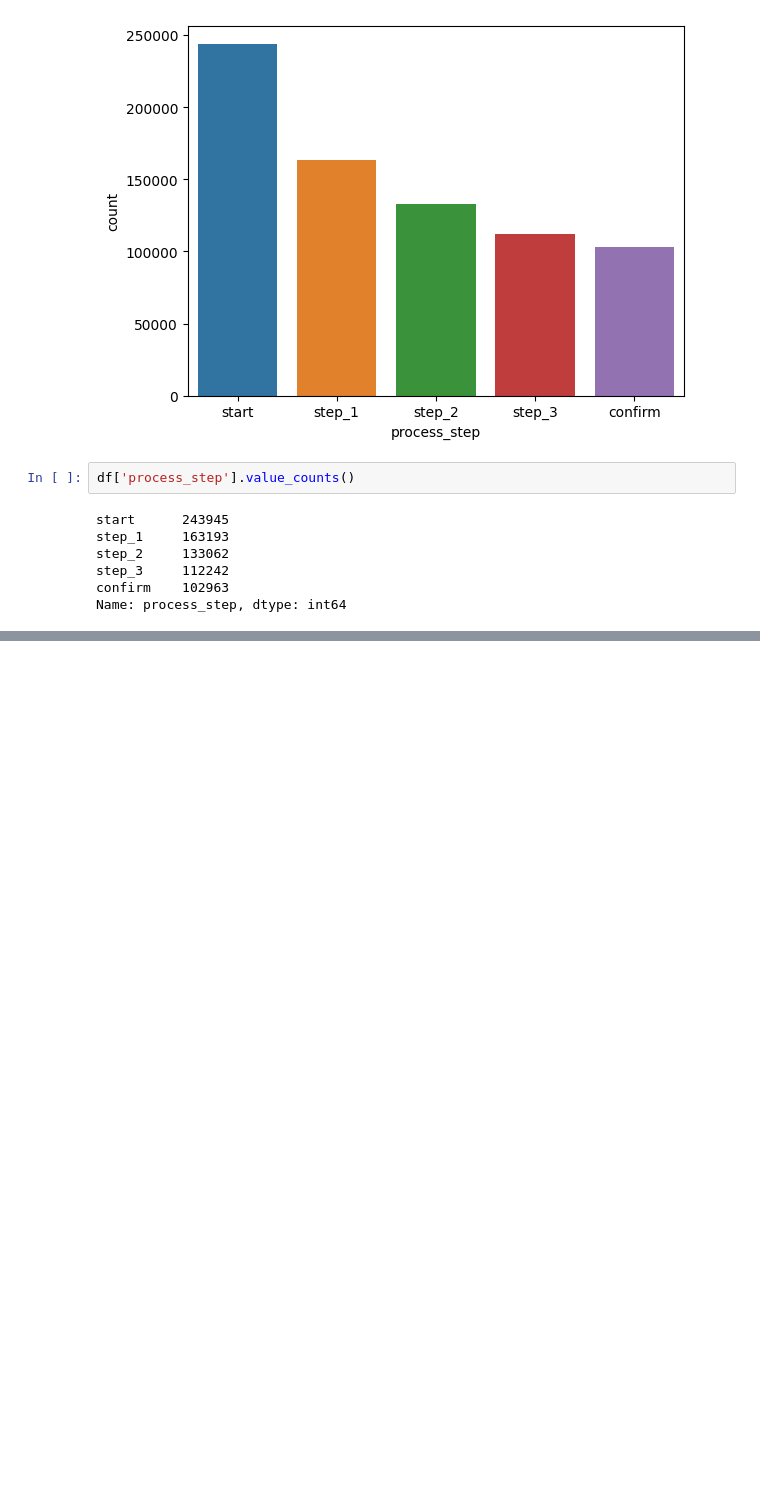
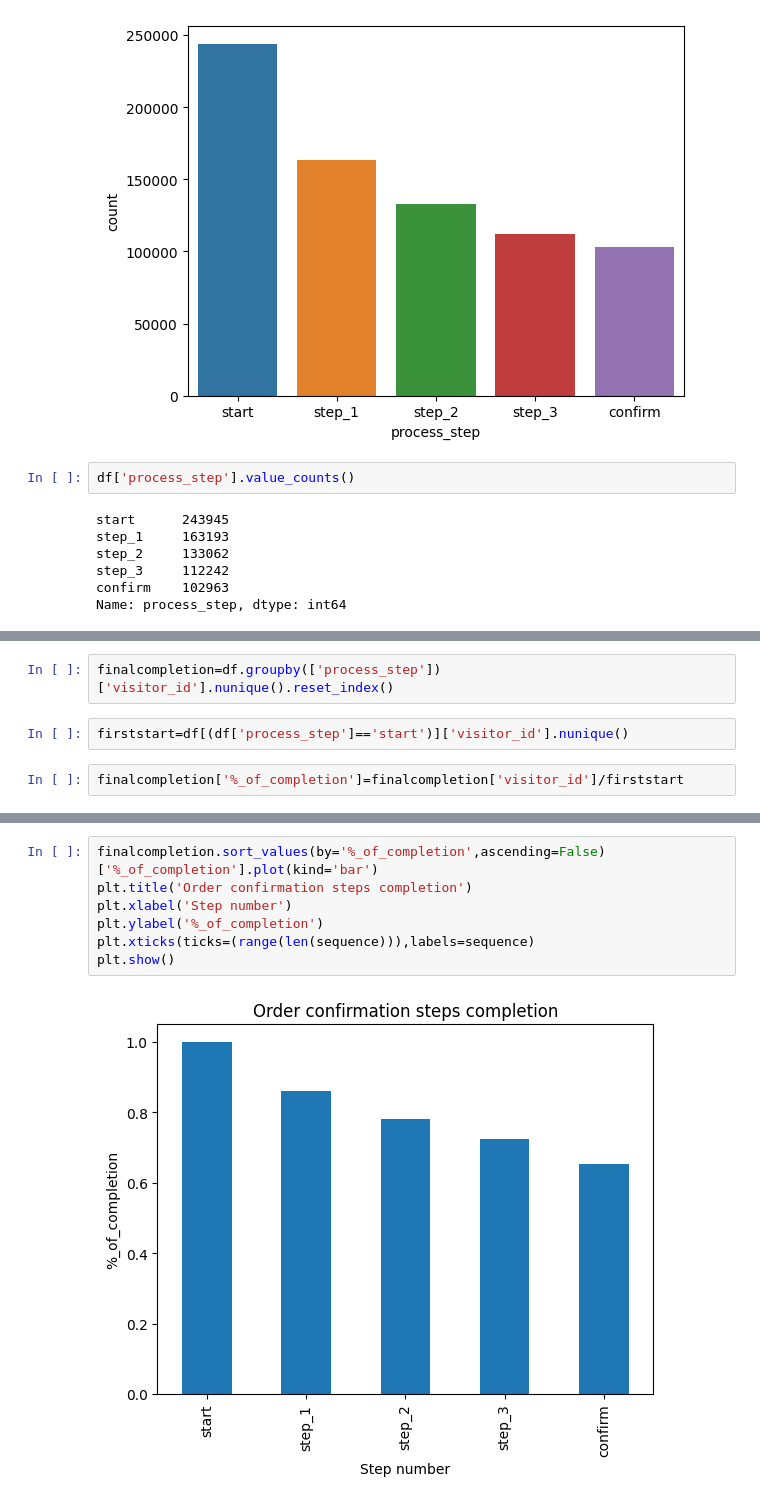
Before and after one commit to vijayendra-k/AB-Testing, a Jupyter notebook: AB-Testing.ipynb, the cells around one changed output, grey strips where cells are left out. Cells and saved outputs as stored; diff of their text form; blank space fills up the shorter version.

Commit message:
formatted the completion steps to right viz

```diff
--- a/AB-Testing.ipynb
+++ b/AB-Testing.ipynb
@@ -583,0 +574,6 @@ Name: visitor_id, dtype: int64
+# %%
+finalcompletion=df.groupby(['process_step'])['visitor_id'].nunique().reset_index()
+# %%
+firststart=df[(df['process_step']=='start')]['visitor_id'].nunique()
+# %%
+finalcompletion['%_of_completion']=finalcompletion['visitor_id']/firststart
@@ -583,0 +589,9 @@ Name: visitor_id, dtype: int64
+# %%
+finalcompletion.sort_values(by='%_of_completion',ascending=False)['%_of_completion'].plot(kind='bar')
+plt.title('Order confirmation steps completion')
+plt.xlabel('Step number')
+plt.ylabel('%_of_completion')
+plt.xticks(ticks=(range(len(sequence))),labels=sequence)
+plt.show()
+# %% [output]
+[figure, added]
```
Also changed, not shown: parts of 4 cells of this notebook.
